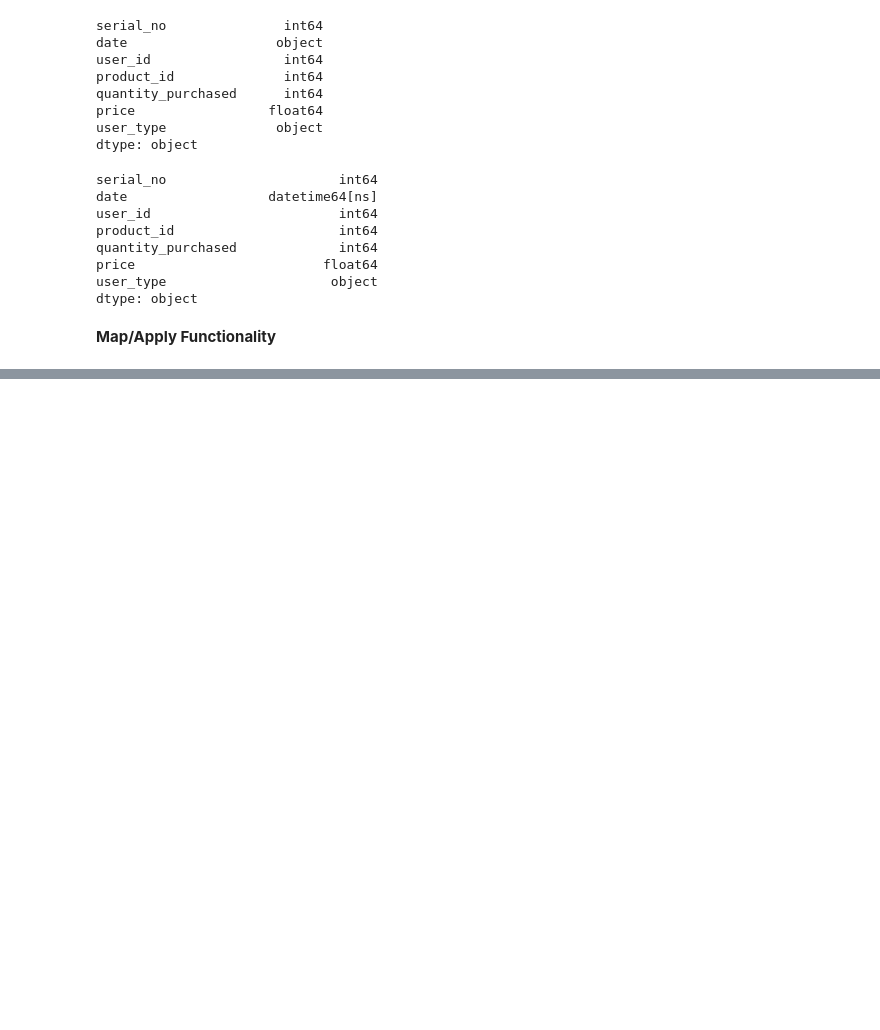
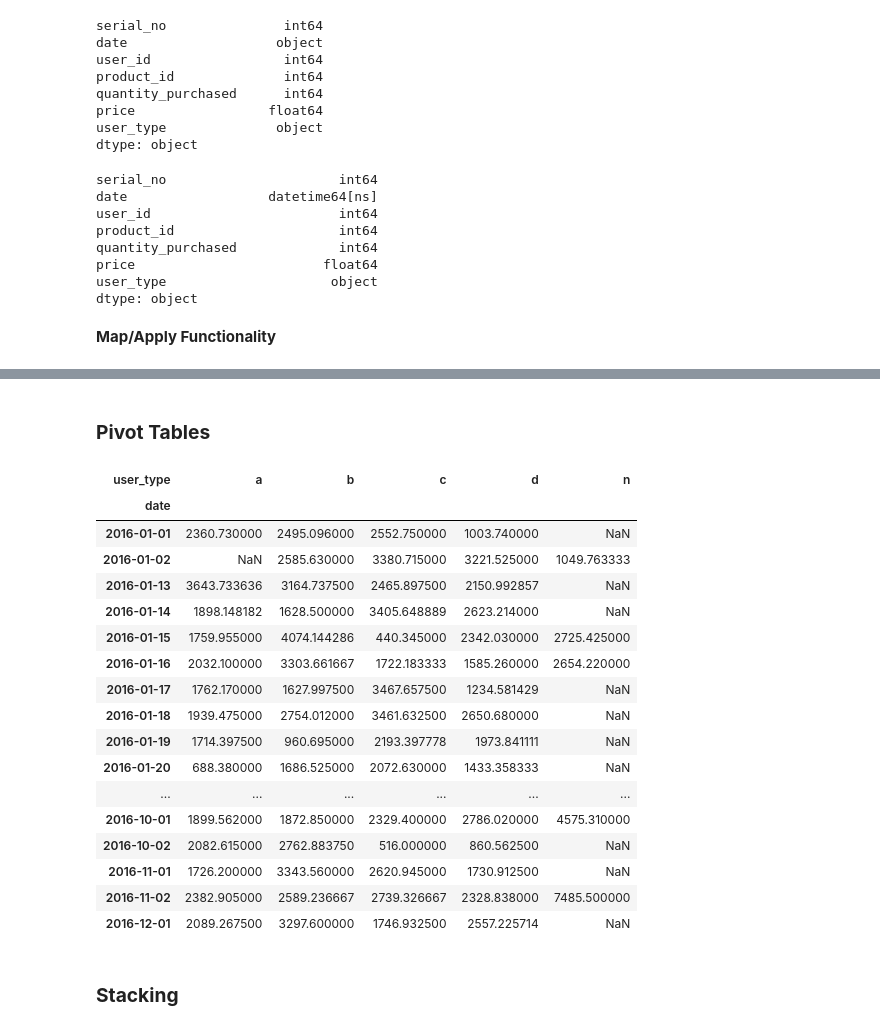
Before and after one commit to cleysonl/ML_Bootcamp_CLL, a Jupyter notebook: Data_Processing_and_Analysis.ipynb, the cells around one changed output, grey strips where cells are left out. Saved outputs shown, nothing was run; the diff lists cells and outputs as text; code cells hidden in the pictures; blank space fills up the shorter version.

```diff
--- a/Data_Processing_and_Analysis.ipynb
+++ b/Data_Processing_and_Analysis.ipynb
@@ -348,0 +359,3 @@ display(df.tail())
+# %%
+# Apply-Map: Extract week from date
+df['purchase_week'] = df[['date']].applymap(lambda dt: dt.week if not pd.isnull(dt.week) else 0)
@@ -348,0 +444,4 @@ display(df.tail())
+# %%
+type_map = {'a': 0, 'b': 1, 'c': 2, 'd': 3, np.NAN: -1}
+df['encoded_user_type'] = df.user_type.map(type_map)
+display((df.tail()))
@@ -348,0 +547,25 @@ display(df.tail())
+# %% [markdown]
+### **Pivot Tables**
+# %%
+display(df.pivot_table(index='date', columns='user_type', values='price', aggfunc=np.mean))
+# %% [output]
+| user_type | a | b | c | d | n |
+| date |  |  |  |  |  |
+| 2016-01-01 | 2360.730000 | 2495.096000 | 2552.750000 | 1003.740000 | NaN |
+| 2016-01-02 | NaN | 2585.630000 | 3380.715000 | 3221.525000 | 1049.763333 |
+| 2016-01-13 | 3643.733636 | 3164.737500 | 2465.897500 | 2150.992857 | NaN |
+| 2016-01-14 | 1898.148182 | 1628.500000 | 3405.648889 | 2623.214000 | NaN |
+| 2016-01-15 | 1759.955000 | 4074.144286 | 440.345000 | 2342.030000 | 2725.425000 |
+| 2016-01-16 | 2032.100000 | 3303.661667 | 1722.183333 | 1585.260000 | 2654.220000 |
+| 2016-01-17 | 1762.170000 | 1627.997500 | 3467.657500 | 1234.581429 | NaN |
+| 2016-01-18 | 1939.475000 | 2754.012000 | 3461.632500 | 2650.680000 | NaN |
+| 2016-01-19 | 1714.397500 | 960.695000 | 2193.397778 | 1973.841111 | NaN |
+| 2016-01-20 | 688.380000 | 1686.525000 | 2072.630000 | 1433.358333 | NaN |
+| ... | ... | ... | ... | ... | ... |
+| 2016-10-01 | 1899.562000 | 1872.850000 | 2329.400000 | 2786.020000 | 4575.310000 |
+| 2016-10-02 | 2082.615000 | 2762.883750 | 516.000000 | 860.562500 | NaN |
+| 2016-11-01 | 1726.200000 | 3343.560000 | 2620.945000 | 1730.912500 | NaN |
+| 2016-11-02 | 2382.905000 | 2589.236667 | 2739.326667 | 2328.838000 | 7485.500000 |
+| 2016-12-01 | 2089.267500 | 3297.600000 | 1746.932500 | 2557.225714 | NaN |
+# %% [markdown]
+### **Stacking**
```
Also changed, not shown: parts of 42 cells of this notebook.
